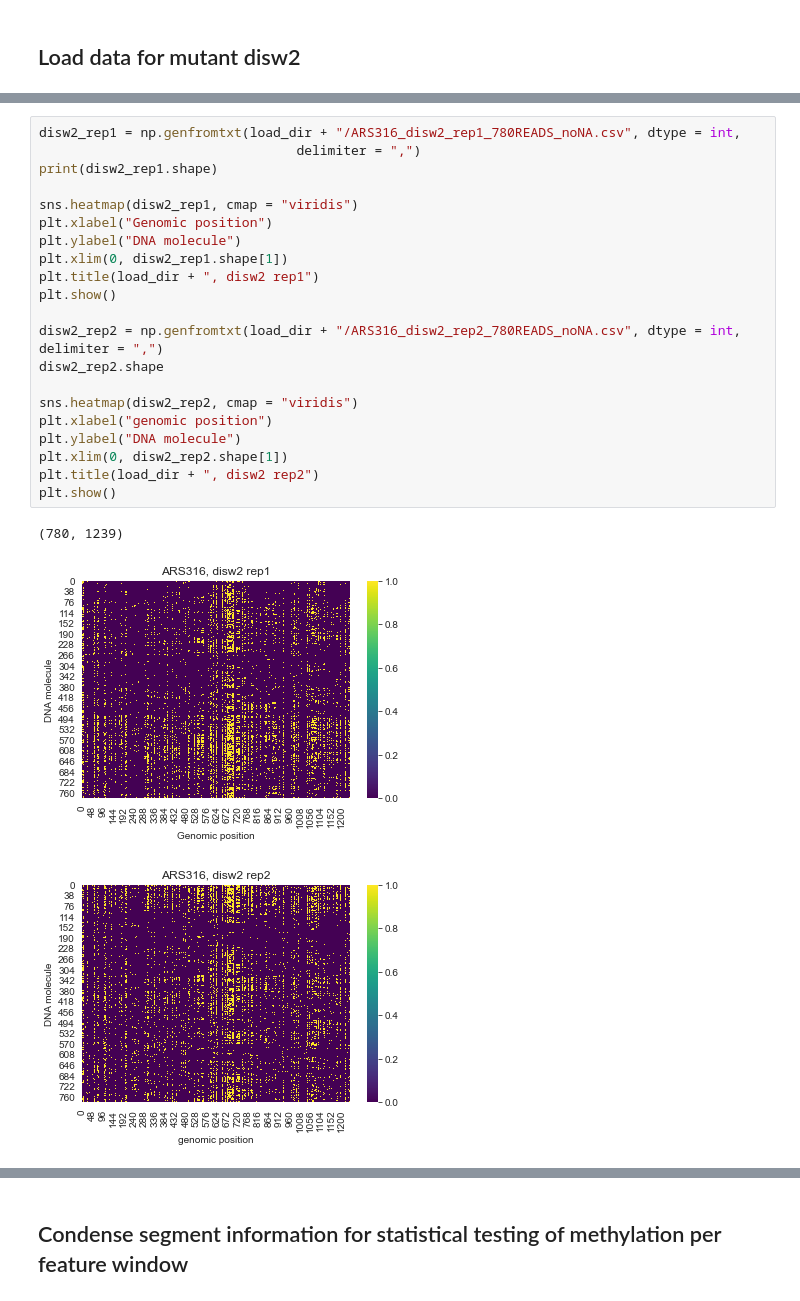
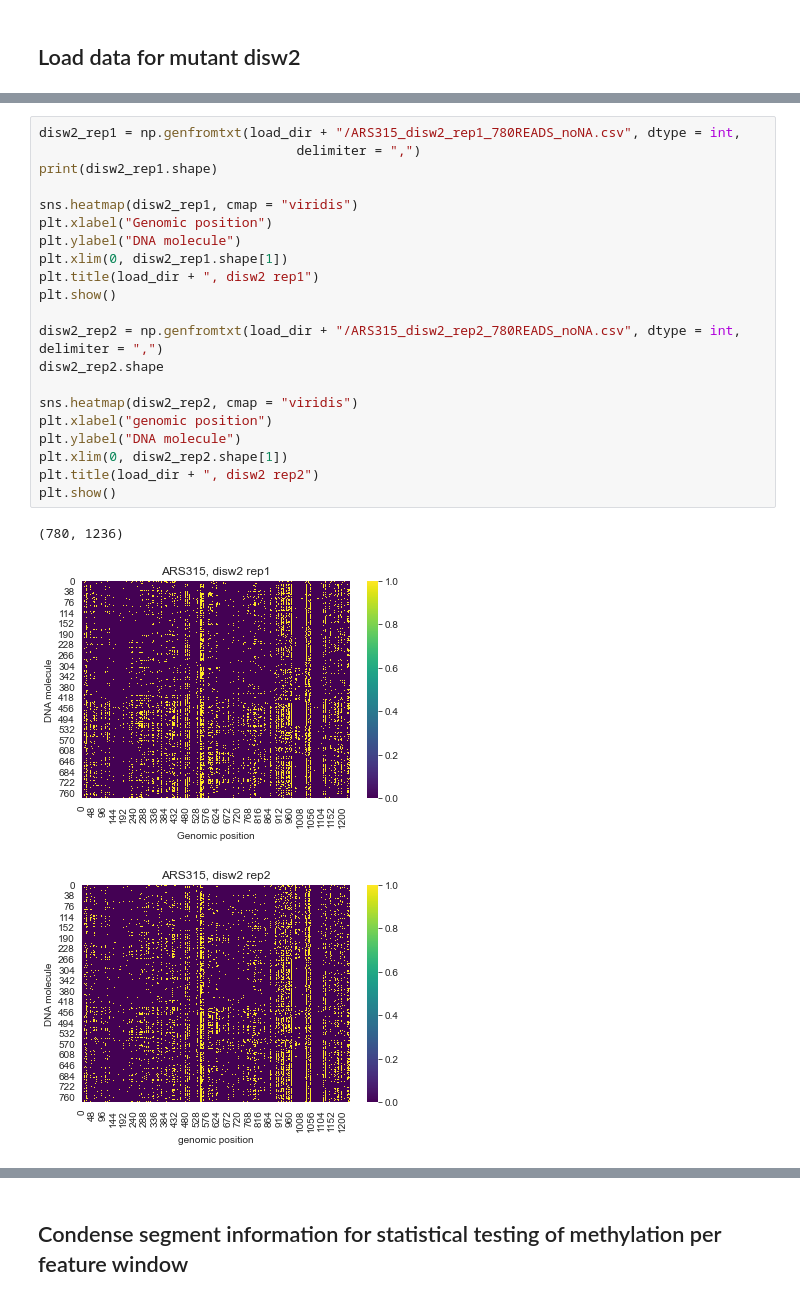
Before and after one commit to KarolineHoller/nanopore_methylation, a Jupyter notebook: methylation_analysis_20220502_ARS315.ipynb, the cells around one changed output, grey strips where cells are left out. Saved outputs shown, nothing was run; the diff lists cells and outputs as text.

```diff
--- a/methylation_analysis_20220502_ARS315.ipynb
+++ b/methylation_analysis_20220502_ARS315.ipynb
@@ -302,28 +272,28 @@ wt_mat_Megalodon_repIII_ARS316_end_LexA_301READS.txt
 # %%
-disw2_rep1 = np.genfromtxt(load_dir + "/ARS316_disw2_rep1_780READS_noNA.csv", dtype = int,
+disw2_rep1 = np.genfromtxt(load_dir + "/ARS315_disw2_rep1_780READS_noNA.csv", dtype = int,
                                  delimiter = ",")
 print(disw2_rep1.shape)
 
 sns.heatmap(disw2_rep1, cmap = "viridis")
 plt.xlabel("Genomic position")
 plt.ylabel("DNA molecule")
 plt.xlim(0, disw2_rep1.shape[1])
 plt.title(load_dir + ", disw2 rep1")
 plt.show()
 
-disw2_rep2 = np.genfromtxt(load_dir + "/ARS316_disw2_rep2_780READS_noNA.csv", dtype = int, delimiter = ",")
+disw2_rep2 = np.genfromtxt(load_dir + "/ARS315_disw2_rep2_780READS_noNA.csv", dtype = int, delimiter = ",")
 disw2_rep2.shape
 
 sns.heatmap(disw2_rep2, cmap = "viridis")
 plt.xlabel("genomic position")
 plt.ylabel("DNA molecule")
 plt.xlim(0, disw2_rep2.shape[1])
 plt.title(load_dir + ", disw2 rep2")
 plt.show()
 # %% [output]
-(780, 1239)
+(780, 1236)
-[figure, old version]
+[figure, new version]
-[figure, old version]
+[figure, new version]
 # %%
 #smooth = 1
 
```
Also changed, not shown: parts of 27 cells of this notebook.
